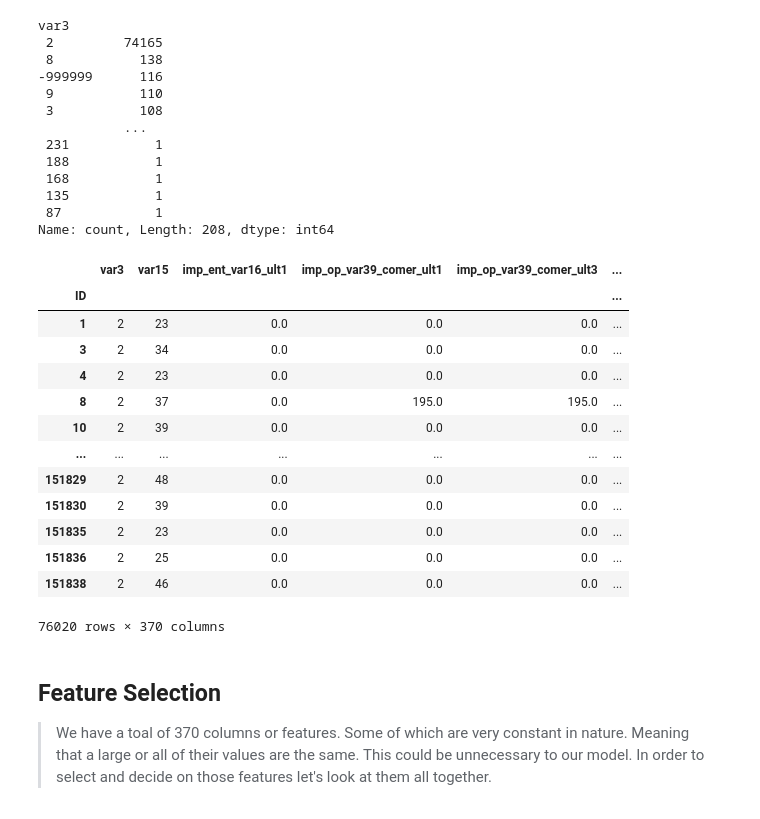
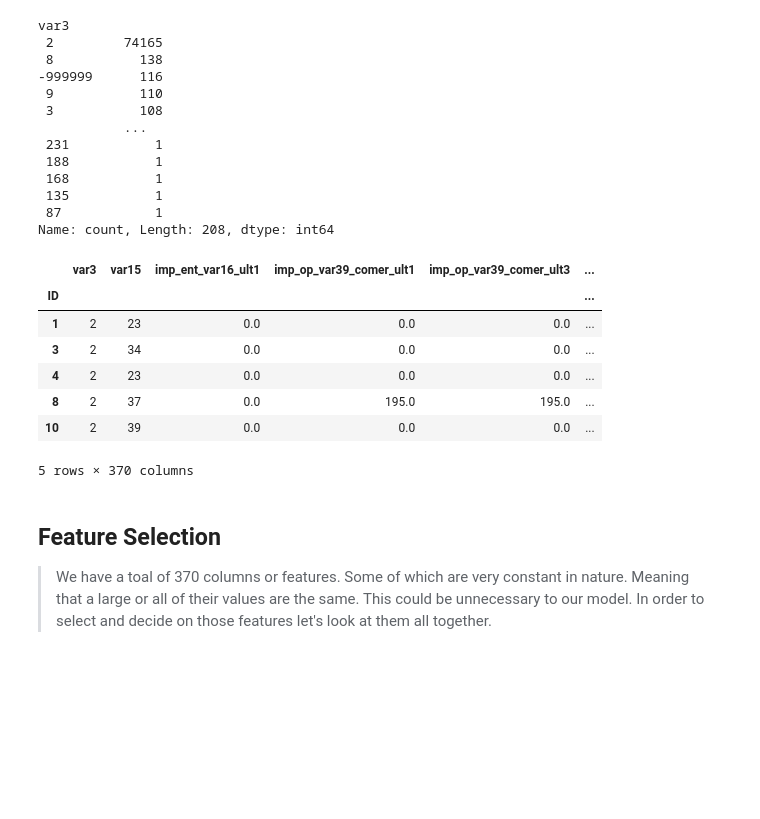
Before and after one commit to abu14/Kaggle_Project_Notebooks, a Jupyter notebook: santander-customer-satisfaction-xgboost.ipynb, the cells around one changed output. Cells and saved outputs as stored; diff of their text form; code cells hidden in the pictures; blank space fills up the shorter version.

```diff
--- a/santander-customer-satisfaction-xgboost.ipynb
+++ b/santander-customer-satisfaction-xgboost.ipynb
@@ -204,28 +204,22 @@ Name: count, Length: 208, dtype: int64
 # %%
 rows_with_value = training[training == -999999]
 
 
 # Get the index of the rows
 index_of_rows = rows_with_value.index
 
 # Get the rows themselves
 rows_with_value_df = training.loc[index_of_rows]
-rows_with_value_df
+rows_with_value_df.head()
 # %% [output]
 |  | var3 | var15 | imp_ent_var16_ult1 | imp_op_var39_comer_ult1 | imp_op_var39_comer_ult3 | ... |
 | ID |  |  |  |  |  | ... |
 | 1 | 2 | 23 | 0.0 | 0.0 | 0.0 | ... |
 | 3 | 2 | 34 | 0.0 | 0.0 | 0.0 | ... |
 | 4 | 2 | 23 | 0.0 | 0.0 | 0.0 | ... |
 | 8 | 2 | 37 | 0.0 | 195.0 | 195.0 | ... |
 | 10 | 2 | 39 | 0.0 | 0.0 | 0.0 | ... |
-| ... | ... | ... | ... | ... | ... | ... |
-| 151829 | 2 | 48 | 0.0 | 0.0 | 0.0 | ... |
-| 151830 | 2 | 39 | 0.0 | 0.0 | 0.0 | ... |
-| 151835 | 2 | 23 | 0.0 | 0.0 | 0.0 | ... |
-| 151836 | 2 | 25 | 0.0 | 0.0 | 0.0 | ... |
-| 151838 | 2 | 46 | 0.0 | 0.0 | 0.0 | ... |
-76020 rows × 370 columns
+5 rows × 370 columns
 # %%
 # Several values in the var3 column have the value -999999
 # We shall replace
```
Also changed, not shown: parts of 10 cells of this notebook.
